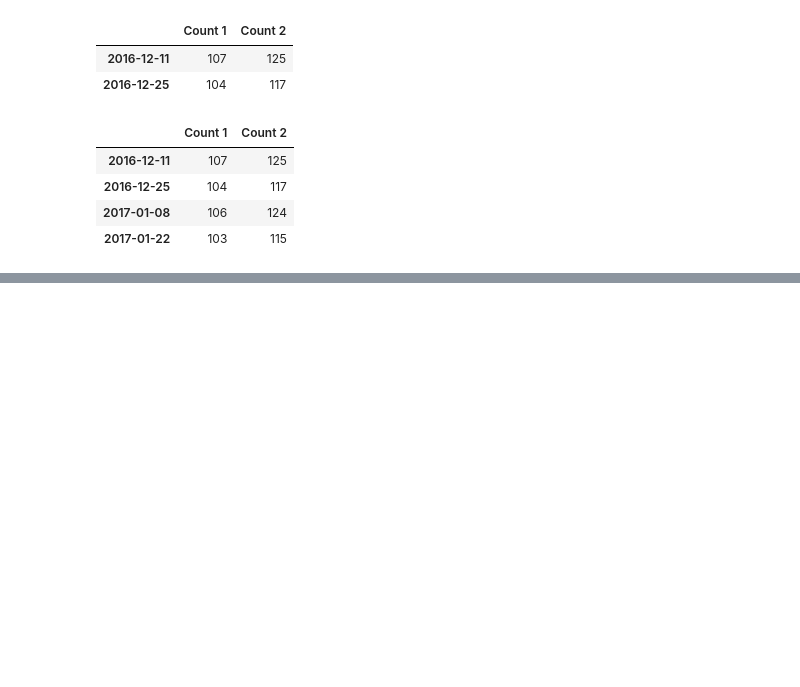
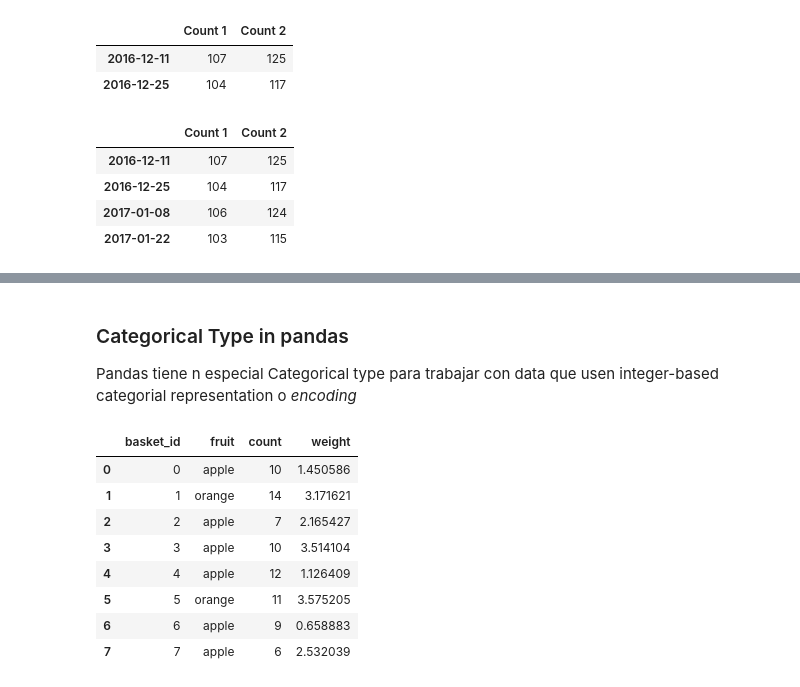
Before and after one commit to jmelendezgeo/Apuntes-Data-Science, a Jupyter notebook: Applied Data Science with Python - Coursera Specialization /Introduction To Data Science/Semana-3.ipynb, the cells around one changed output, grey strips where cells are left out. Cells and saved outputs as stored; diff of their text form; code cells hidden in the pictures; blank space fills up the shorter version.

```diff
--- a/Applied Data Science with Python - Coursera Specialization /Introduction To Data Science/Semana-3.ipynb
+++ b/Applied Data Science with Python - Coursera Specialization /Introduction To Data Science/Semana-3.ipynb
@@ -1783,0 +1944,24 @@ df['2016-12' : ]
+# %% [markdown]
+### Categorical Type in pandas
+Pandas tiene n especial Categorical type para trabajar con data que usen integer-based categorial representation o _encoding_
+# %%
+fruits= ['apple','orange','apple','apple']*2
+N=len(fruits)
+# %%
+df = pd.DataFrame({'fruit': fruits,
+                   'basket_id': np.arange(N),
+                   'count': np.random.randint(3,15,size=N),
+                   'weight': np.random.uniform(0,4,size=N)},
+                  columns = ['basket_id','fruit','count','weight'])
+
+df
+# %% [output]
+|  | basket_id | fruit | count | weight |
+| 0 | 0 | apple | 10 | 1.450586 |
+| 1 | 1 | orange | 14 | 3.171621 |
+| 2 | 2 | apple | 7 | 2.165427 |
+| 3 | 3 | apple | 10 | 3.514104 |
+| 4 | 4 | apple | 12 | 1.126409 |
+| 5 | 5 | orange | 11 | 3.575205 |
+| 6 | 6 | apple | 9 | 0.658883 |
+| 7 | 7 | apple | 6 | 2.532039 |
```
Also changed, not shown: parts of 49 cells of this notebook, 36 other files.
